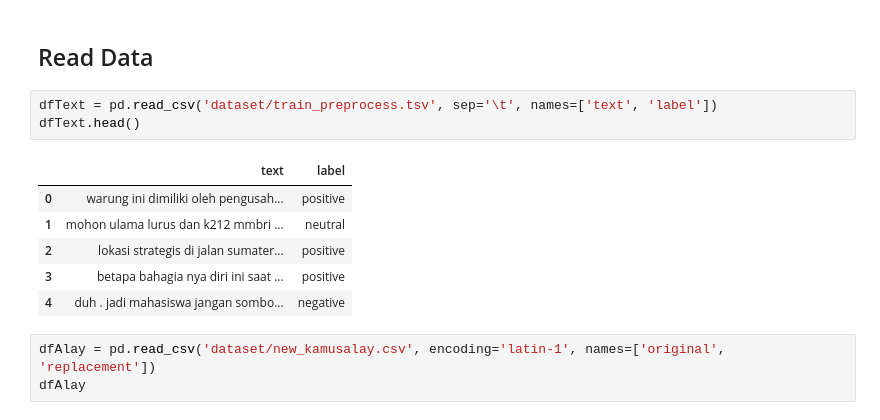
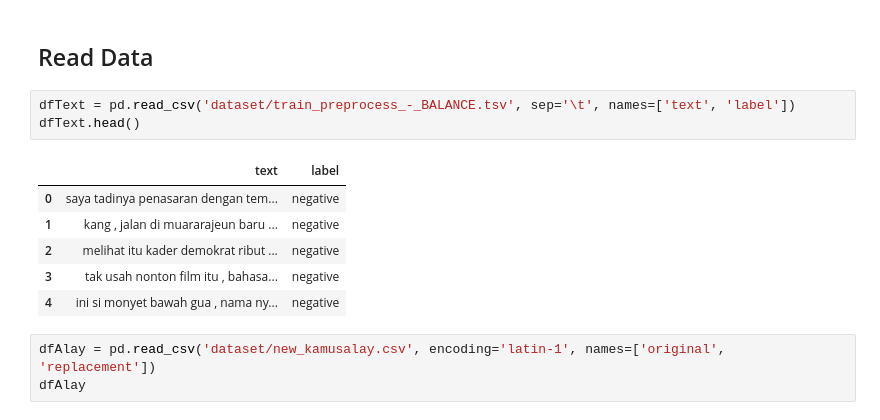
Before and after one commit to CSNDR/sentiment-analysis-lstm-ann, a Jupyter notebook: sentimentAnalysisANNLSTM.ipynb, the cells around one changed output. Cells and saved outputs as stored; diff of their text form.

```diff
--- a/sentimentAnalysisANNLSTM.ipynb
+++ b/sentimentAnalysisANNLSTM.ipynb
@@ -12,15 +12,15 @@ import seaborn as sns
 # %% [markdown]
 ## Read Data
 # %%
-dfText = pd.read_csv('dataset/train_preprocess.tsv', sep='\t', names=['text', 'label'])
+dfText = pd.read_csv('dataset/train_preprocess_-_BALANCE.tsv', sep='\t', names=['text', 'label'])
 dfText.head()
 # %% [output]
 |  | text | label |
-| 0 | warung ini dimiliki oleh pengusah... | positive |
-| 1 | mohon ulama lurus dan k212 mmbri ... | neutral |
-| 2 | lokasi strategis di jalan sumater... | positive |
-| 3 | betapa bahagia nya diri ini saat ... | positive |
-| 4 | duh . jadi mahasiswa jangan sombo... | negative |
+| 0 | saya tadinya penasaran dengan tem... | negative |
+| 1 | kang , jalan di muararajeun baru ... | negative |
+| 2 | melihat itu kader demokrat ribut ... | negative |
+| 3 | tak usah nonton film itu , bahasa... | negative |
+| 4 | ini si monyet bawah gua , nama ny... | negative |
 # %%
 dfAlay = pd.read_csv('dataset/new_kamusalay.csv', encoding='latin-1', names=['original', 'replacement'])
 dfAlay
```
Also changed, not shown: parts of 20 cells of this notebook, 2 other files.
